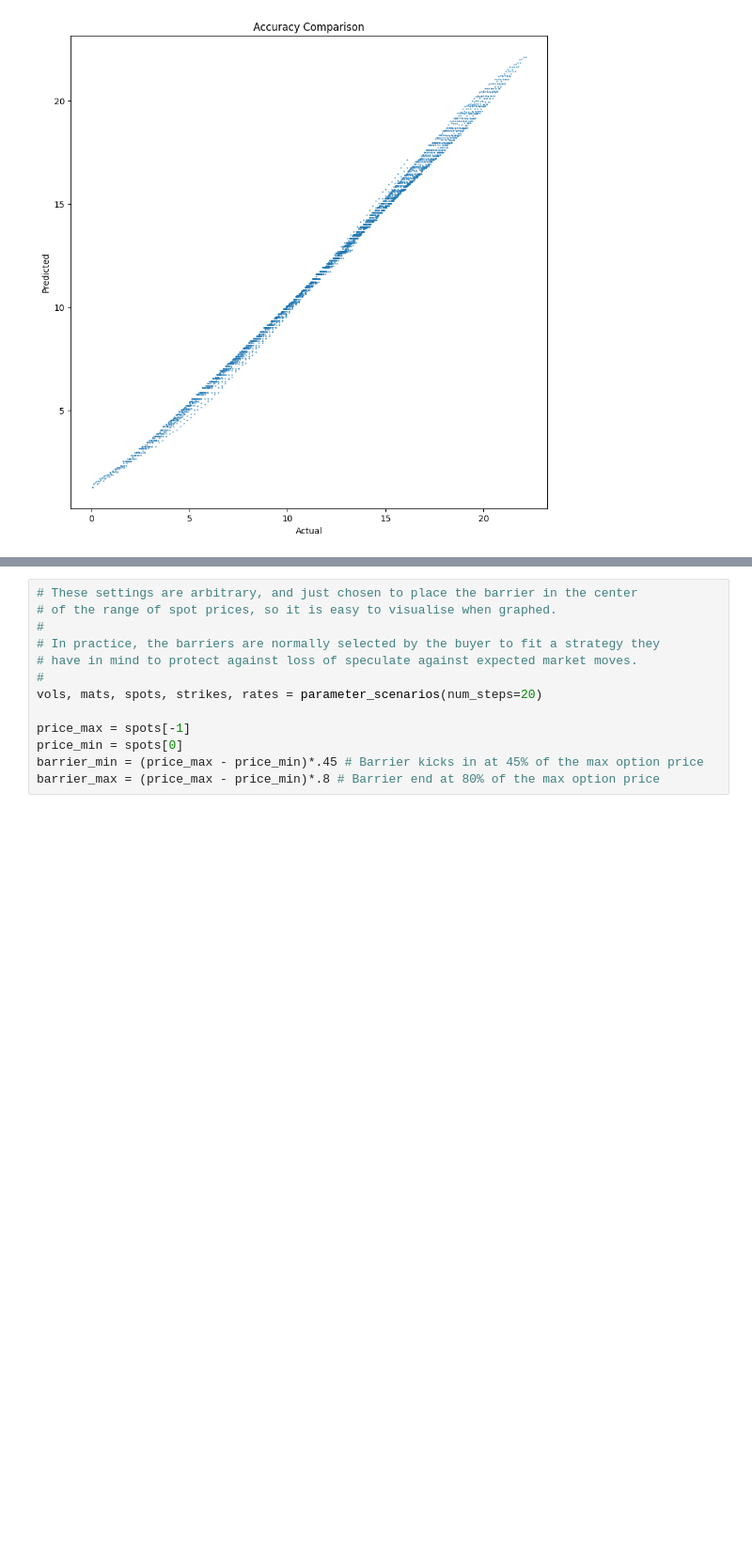
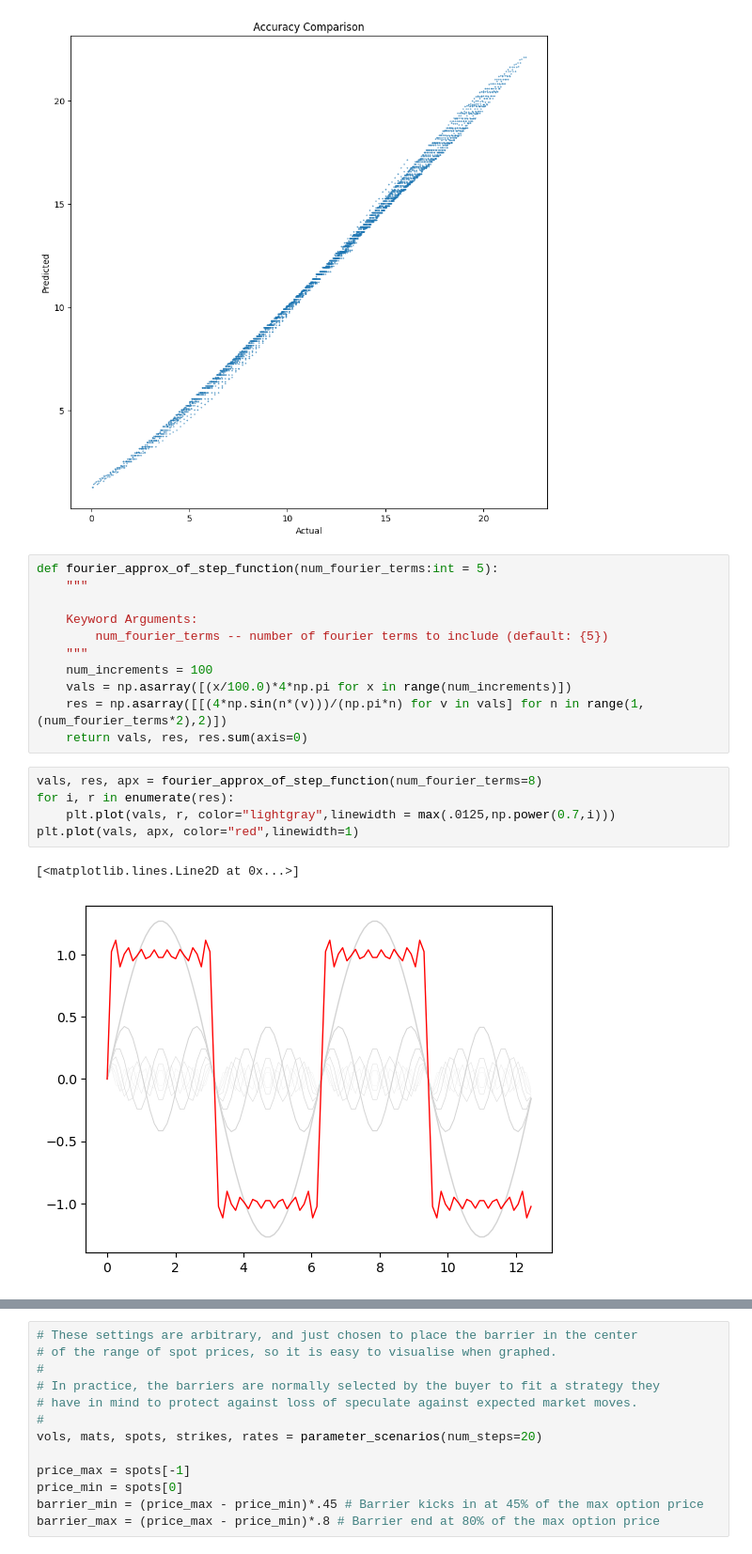
Before and after one commit to parrisma/optprice, a Jupyter notebook: jupyter/optprice.ipynb, the cells around one changed output, grey strips where cells are left out. Shown at 94% size. Cells and saved outputs as stored; diff of their text form; blank space fills up the shorter version.

Commit message:
adding fourier example for sharp transitions

```diff
--- a/jupyter/optprice.ipynb
+++ b/jupyter/optprice.ipynb
@@ -774,6 +777,25 @@ def plot_scatter(
 plot_scatter(actual.flatten(), predicted.flatten(), x_lab='Actual', y_lab='Predicted', title='Accuracy Comparison')
 # %% [output]
 [figure]
+# %%
+def fourier_approx_of_step_function(num_fourier_terms:int = 5):
+    """
+
+    Keyword Arguments:
+        num_fourier_terms -- number of fourier terms to include (default: {5})
+    """
+    num_increments = 100
+    vals = np.asarray([(x/100.0)*4*np.pi for x in range(num_increments)])
+    res = np.asarray([[(4*np.sin(n*(v)))/(np.pi*n) for v in vals] for n in range(1,(num_fourier_terms*2),2)])
+    return vals, res, res.sum(axis=0)
+# %%
+vals, res, apx = fourier_approx_of_step_function(num_fourier_terms=8)
+for i, r in enumerate(res):
+    plt.plot(vals, r, color="lightgray",linewidth = max(.0125,np.power(0.7,i)))
+plt.plot(vals, apx, color="red",linewidth=1)
+# %% [output]
+[<matplotlib.lines.Line2D at 0x...>]
+[figure, added]
 # %% [markdown]
 ## Conclusion
 
```
Also changed, not shown: parts of 2 cells of this notebook, 1 other file.
